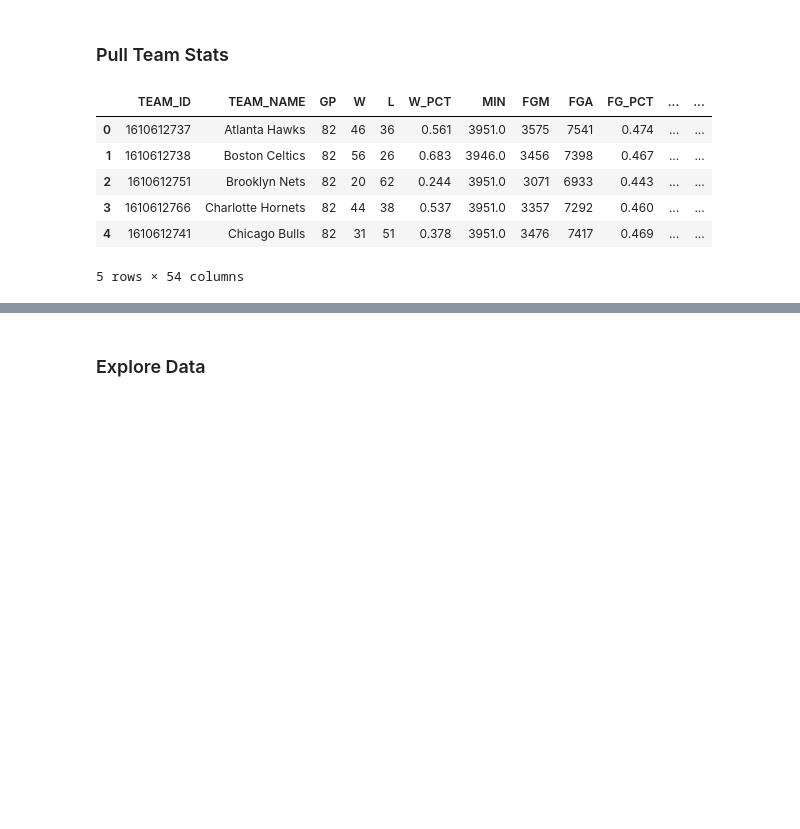
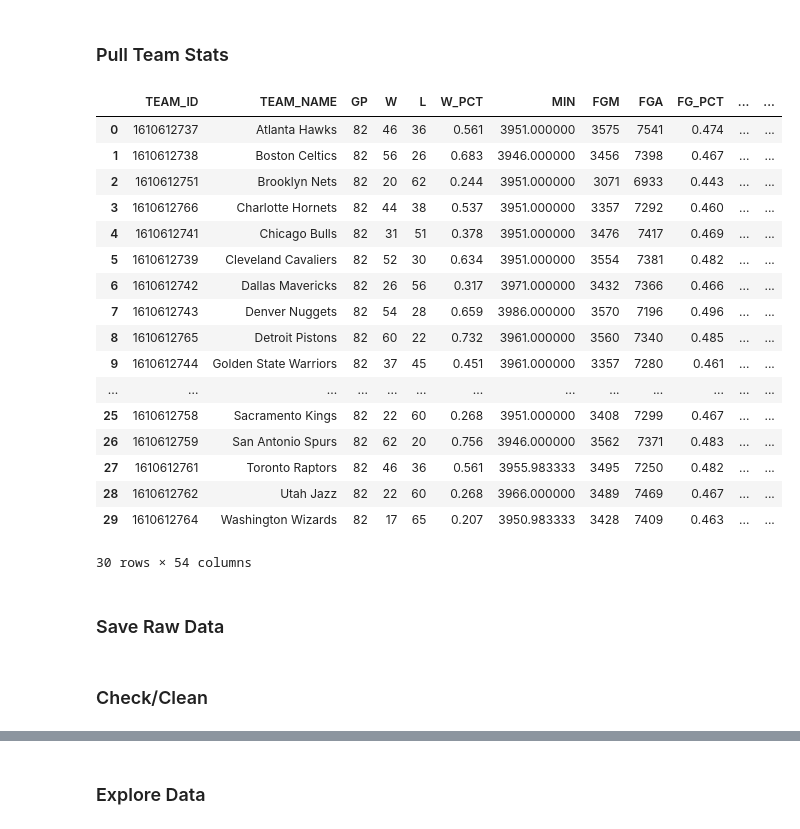
Before and after one commit to nam-doh/nba-prediction-engine, a Jupyter notebook: notebooks/01_data_exploration.ipynb, the cells around one changed output, grey strips where cells are left out. Cells and saved outputs as stored; diff of their text form; code cells hidden in the pictures; blank space fills up the shorter version.

Commit message:
Complete Phase 2 exploratory data analysis

```diff
--- a/notebooks/01_data_exploration.ipynb
+++ b/notebooks/01_data_exploration.ipynb
@@ -16,13 +17,26 @@ Number of teams: 30
 # %%
 from nba_api.stats.endpoints import leaguedashteamstats
 
 team_stats = leaguedashteamstats.LeagueDashTeamStats(season='2025-26').get_data_frames()[0]
-team_stats.head()
+team_stats
 # %% [output]
 |  | TEAM_ID | TEAM_NAME | GP | W | L | W_PCT | MIN | FGM | FGA | FG_PCT | ... | ... |
-| 0 | 1610612737 | Atlanta Hawks | 82 | 46 | 36 | 0.561 | 3951.0 | 3575 | 7541 | 0.474 | ... | ... |
-| 1 | 1610612738 | Boston Celtics | 82 | 56 | 26 | 0.683 | 3946.0 | 3456 | 7398 | 0.467 | ... | ... |
-| 2 | 1610612751 | Brooklyn Nets | 82 | 20 | 62 | 0.244 | 3951.0 | 3071 | 6933 | 0.443 | ... | ... |
-| 3 | 1610612766 | Charlotte Hornets | 82 | 44 | 38 | 0.537 | 3951.0 | 3357 | 7292 | 0.460 | ... | ... |
-| 4 | 1610612741 | Chicago Bulls | 82 | 31 | 51 | 0.378 | 3951.0 | 3476 | 7417 | 0.469 | ... | ... |
+| 0 | 1610612737 | Atlanta Hawks | 82 | 46 | 36 | 0.561 | 3951.000000 | 3575 | 7541 | 0.474 | ... | ... |
+| 1 | 1610612738 | Boston Celtics | 82 | 56 | 26 | 0.683 | 3946.000000 | 3456 | 7398 | 0.467 | ... | ... |
+| 2 | 1610612751 | Brooklyn Nets | 82 | 20 | 62 | 0.244 | 3951.000000 | 3071 | 6933 | 0.443 | ... | ... |
+| 3 | 1610612766 | Charlotte Hornets | 82 | 44 | 38 | 0.537 | 3951.000000 | 3357 | 7292 | 0.460 | ... | ... |
+| 4 | 1610612741 | Chicago Bulls | 82 | 31 | 51 | 0.378 | 3951.000000 | 3476 | 7417 | 0.469 | ... | ... |
+| 5 | 1610612739 | Cleveland Cavaliers | 82 | 52 | 30 | 0.634 | 3951.000000 | 3554 | 7381 | 0.482 | ... | ... |
+| 6 | 1610612742 | Dallas Mavericks | 82 | 26 | 56 | 0.317 | 3971.000000 | 3432 | 7366 | 0.466 | ... | ... |
+| 7 | 1610612743 | Denver Nuggets | 82 | 54 | 28 | 0.659 | 3986.000000 | 3570 | 7196 | 0.496 | ... | ... |
+| 8 | 1610612765 | Detroit Pistons | 82 | 60 | 22 | 0.732 | 3961.000000 | 3560 | 7340 | 0.485 | ... | ... |
+| 9 | 1610612744 | Golden State Warriors | 82 | 37 | 45 | 0.451 | 3961.000000 | 3357 | 7280 | 0.461 | ... | ... |
+| ... | ... | ... | ... | ... | ... | ... | ... | ... | ... | ... | ... | ... |
+| 25 | 1610612758 | Sacramento Kings | 82 | 22 | 60 | 0.268 | 3951.000000 | 3408 | 7299 | 0.467 | ... | ... |
+| 26 | 1610612759 | San Antonio Spurs | 82 | 62 | 20 | 0.756 | 3946.000000 | 3562 | 7371 | 0.483 | ... | ... |
+| 27 | 1610612761 | Toronto Raptors | 82 | 46 | 36 | 0.561 | 3955.983333 | 3495 | 7250 | 0.482 | ... | ... |
+| 28 | 1610612762 | Utah Jazz | 82 | 22 | 60 | 0.268 | 3966.000000 | 3489 | 7469 | 0.467 | ... | ... |
+| 29 | 1610612764 | Washington Wizards | 82 | 17 | 65 | 0.207 | 3950.983333 | 3428 | 7409 | 0.463 | ... | ... |
-5 rows × 54 columns
+30 rows × 54 columns
+# %% [markdown]
+### Save Raw Data
@@ -28,0 +45,2 @@ team_stats.head()
+# %% [markdown]
+### Check/Clean
```
Also changed, not shown: parts of 11 cells of this notebook, 3 other files.
